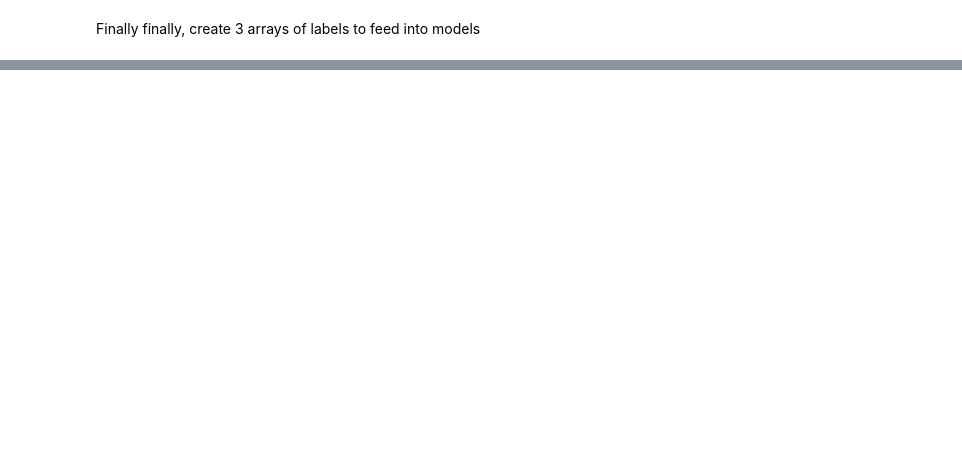
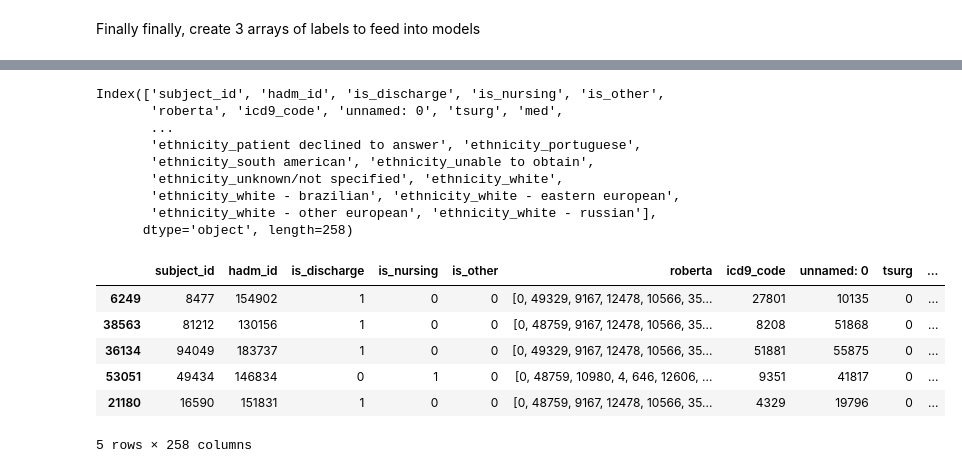
Before and after one commit to natalie-ayers/n2c2-track2-nlp-uchicago, a Jupyter notebook: label_processing.ipynb, the cells around one changed output, grey strips where cells are left out. Cells and saved outputs as stored; diff of their text form; code cells hidden in the pictures; blank space fills up the shorter version.

```diff
--- a/label_processing.ipynb
+++ b/label_processing.ipynb
@@ -265,0 +275,7 @@ notes_labels.to_pickle('./data/notes_labels.pkl')
+# %%
+train_roberta_x = pd.read_pickle('./data/roberta_los_read/roberta_los_read_x_train.pkl')
+train_roberta_y = pd.read_pickle('./data/roberta_los_read/roberta_los_read_y_train.pkl')
+val_roberta_x = pd.read_pickle('./data/roberta_los_read/roberta_los_read_x_val.pkl')
+val_roberta_y = pd.read_pickle('./data/roberta_los_read/roberta_los_read_y_val.pkl')
+test_roberta_x = pd.read_pickle('./data/roberta_los_read/roberta_los_read_x_test.pkl')
+test_roberta_y = pd.read_pickle('./data/roberta_los_read/roberta_los_read_y_test.pkl')
@@ -265,0 +298,20 @@ notes_labels.to_pickle('./data/notes_labels.pkl')
+# %%
+print(train_roberta_x.columns)
+train_roberta_x.head()
+# %% [output]
+Index(['subject_id', 'hadm_id', 'is_discharge', 'is_nursing', 'is_other',
+       'roberta', 'icd9_code', 'unnamed: 0', 'tsurg', 'med',
+       ...
+       'ethnicity_patient declined to answer', 'ethnicity_portuguese',
+       'ethnicity_south american', 'ethnicity_unable to obtain',
+       'ethnicity_unknown/not specified', 'ethnicity_white',
+       'ethnicity_white - brazilian', 'ethnicity_white - eastern european',
+       'ethnicity_white - other european', 'ethnicity_white - russian'],
+      dtype='object', length=258)
+|  | subject_id | hadm_id | is_discharge | is_nursing | is_other | roberta | icd9_code | unnamed: 0 | tsurg | ... |
+| 6249 | 8477 | 154902 | 1 | 0 | 0 | [0, 49329, 9167, 12478, 10566, 35... | 27801 | 10135 | 0 | ... |
+| 38563 | 81212 | 130156 | 1 | 0 | 0 | [0, 48759, 9167, 12478, 10566, 35... | 8208 | 51868 | 0 | ... |
+| 36134 | 94049 | 183737 | 1 | 0 | 0 | [0, 49329, 9167, 12478, 10566, 35... | 51881 | 55875 | 0 | ... |
+| 53051 | 49434 | 146834 | 0 | 1 | 0 | [0, 48759, 10980, 4, 646, 12606, ... | 9351 | 41817 | 0 | ... |
+| 21180 | 16590 | 151831 | 1 | 0 | 0 | [0, 48759, 9167, 12478, 10566, 35... | 4329 | 19796 | 0 | ... |
+5 rows × 258 columns
```
Also changed, not shown: parts of 40 cells of this notebook, 3 other files.
